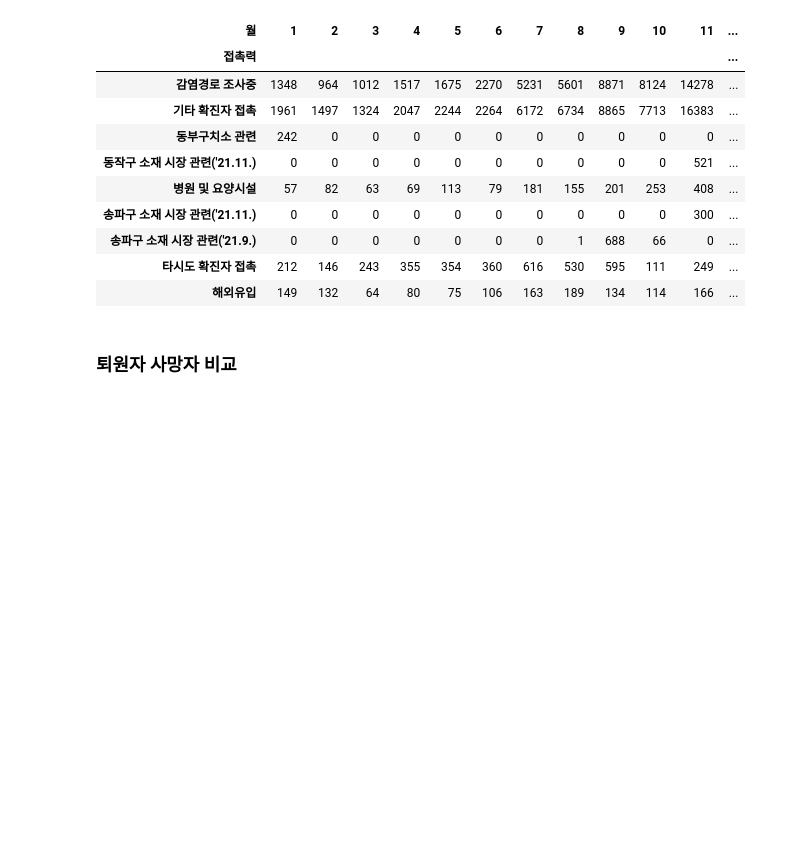
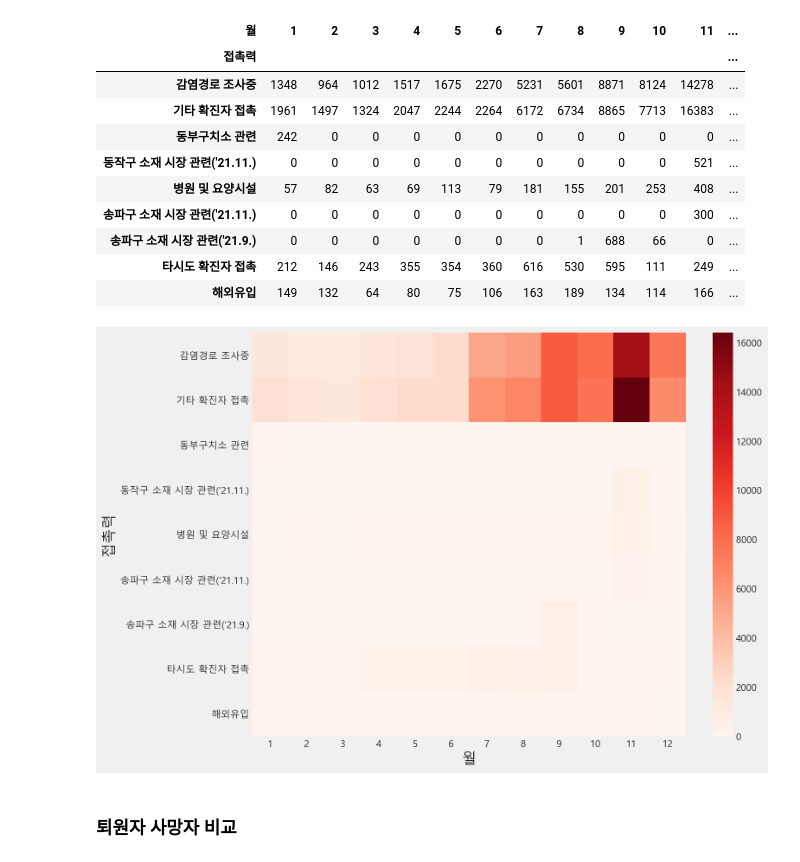
Before and after one commit to hwaneest/DataCamp_Donates_2021, a Jupyter notebook: MJ/DSF_Team_Project/Covid EDA.ipynb, the cells around one changed output. Drawn from its saved outputs; the diff is of its cells as text; code cells hidden in the pictures; blank space fills up the shorter version.

```diff
--- a/MJ/DSF_Team_Project/Covid EDA.ipynb
+++ b/MJ/DSF_Team_Project/Covid EDA.ipynb
@@ -165,6 +172,13 @@ top_group_2021.style.background_gradient(cmap="Reds")
 | 송파구 소재 시장 관련('21.9.) | 0 | 0 | 0 | 0 | 0 | 0 | 0 | 1 | 688 | 66 | 0 | ... |
 | 타시도 확진자 접촉 | 212 | 146 | 243 | 355 | 354 | 360 | 616 | 530 | 595 | 111 | 249 | ... |
 | 해외유입 | 149 | 132 | 64 | 80 | 75 | 106 | 163 | 189 | 134 | 114 | 166 | ... |
+# %%
+fig = plt.figure(figsize = (10,8))
+
+sns.heatmap(top_group_2021,cmap =  "Reds")
+plt.show()
+# %% [output]
+[figure, added]
 # %% [markdown]
 ### 퇴원자 사망자 비교
 # %%
```
Also changed, not shown: parts of 7 cells of this notebook.
